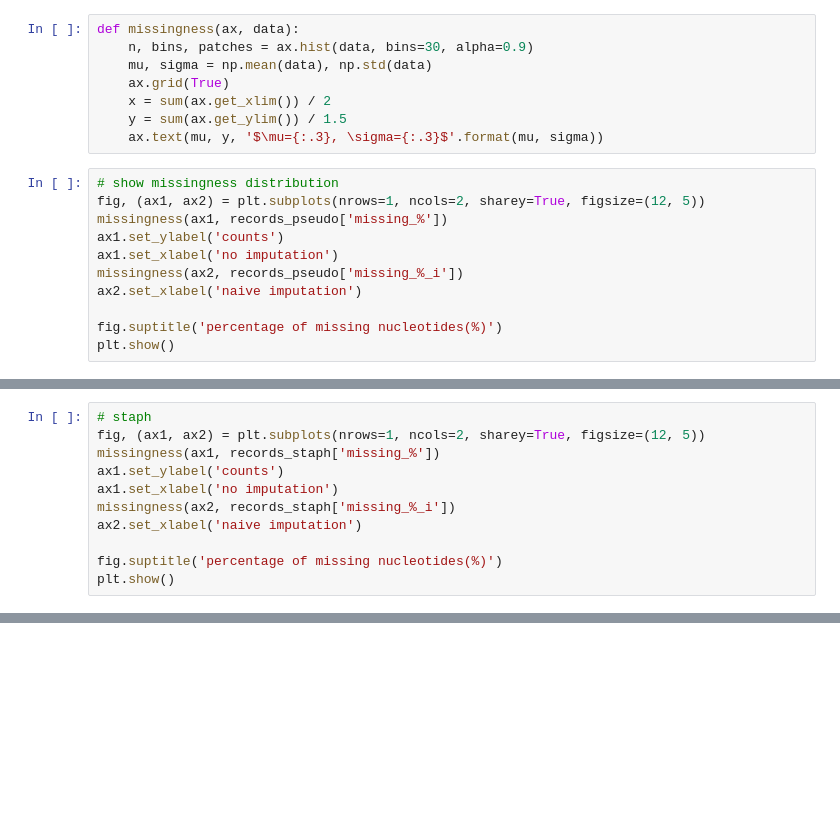
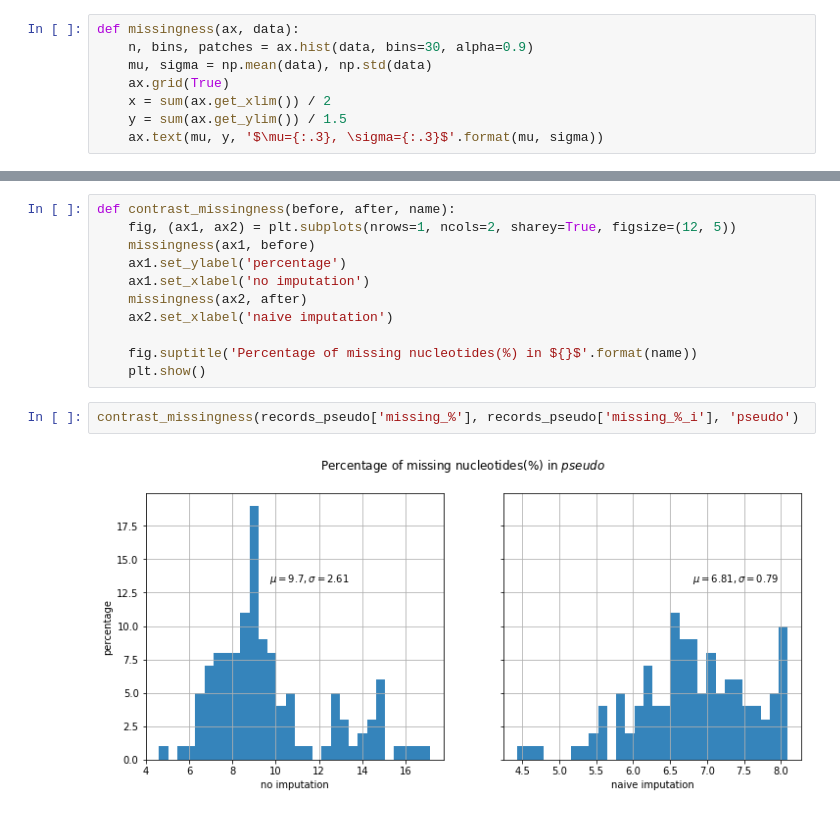
Before and after one commit to solislemuslab/dna-nn, a Jupyter notebook: zhaoyi/graphs.ipynb, the cells around one changed output, grey strips where cells are left out. Drawn from its saved outputs; the diff is of its cells as text; blank space fills up the shorter version.

Commit message:
add new graphs

```diff
--- a/zhaoyi/graphs.ipynb
+++ b/zhaoyi/graphs.ipynb
@@ -59,14 +62,3 @@ def missingness(ax, data):
     x = sum(ax.get_xlim()) / 2
     y = sum(ax.get_ylim()) / 1.5
     ax.text(mu, y, '$\mu={:.3}, \sigma={:.3}$'.format(mu, sigma))
-# %%
-# show missingness distribution
-fig, (ax1, ax2) = plt.subplots(nrows=1, ncols=2, sharey=True, figsize=(12, 5))
-missingness(ax1, records_pseudo['missing_%'])
-ax1.set_ylabel('counts')
-ax1.set_xlabel('no imputation')
-missingness(ax2, records_pseudo['missing_%_i'])
-ax2.set_xlabel('naive imputation')
-
-fig.suptitle('percentage of missing nucleotides(%)')
-plt.show()
@@ -75,11 +64,0 @@ plt.show()
-# %%
-# staph
-fig, (ax1, ax2) = plt.subplots(nrows=1, ncols=2, sharey=True, figsize=(12, 5))
-missingness(ax1, records_staph['missing_%'])
-ax1.set_ylabel('counts')
-ax1.set_xlabel('no imputation')
-missingness(ax2, records_staph['missing_%_i'])
-ax2.set_xlabel('naive imputation')
-
-fig.suptitle('percentage of missing nucleotides(%)')
-plt.show()
@@ -223,0 +65,15 @@ plt.show()
+# %%
+def contrast_missingness(before, after, name):
+    fig, (ax1, ax2) = plt.subplots(nrows=1, ncols=2, sharey=True, figsize=(12, 5))
+    missingness(ax1, before)
+    ax1.set_ylabel('percentage')
+    ax1.set_xlabel('no imputation')
+    missingness(ax2, after)
+    ax2.set_xlabel('naive imputation')
+
+    fig.suptitle('Percentage of missing nucleotides(%) in ${}$'.format(name))
+    plt.show()
+# %%
+contrast_missingness(records_pseudo['missing_%'], records_pseudo['missing_%_i'], 'pseudo')
+# %% [output]
+[figure, added]
```
Also changed, not shown: parts of 49 cells of this notebook, 2 other files.
